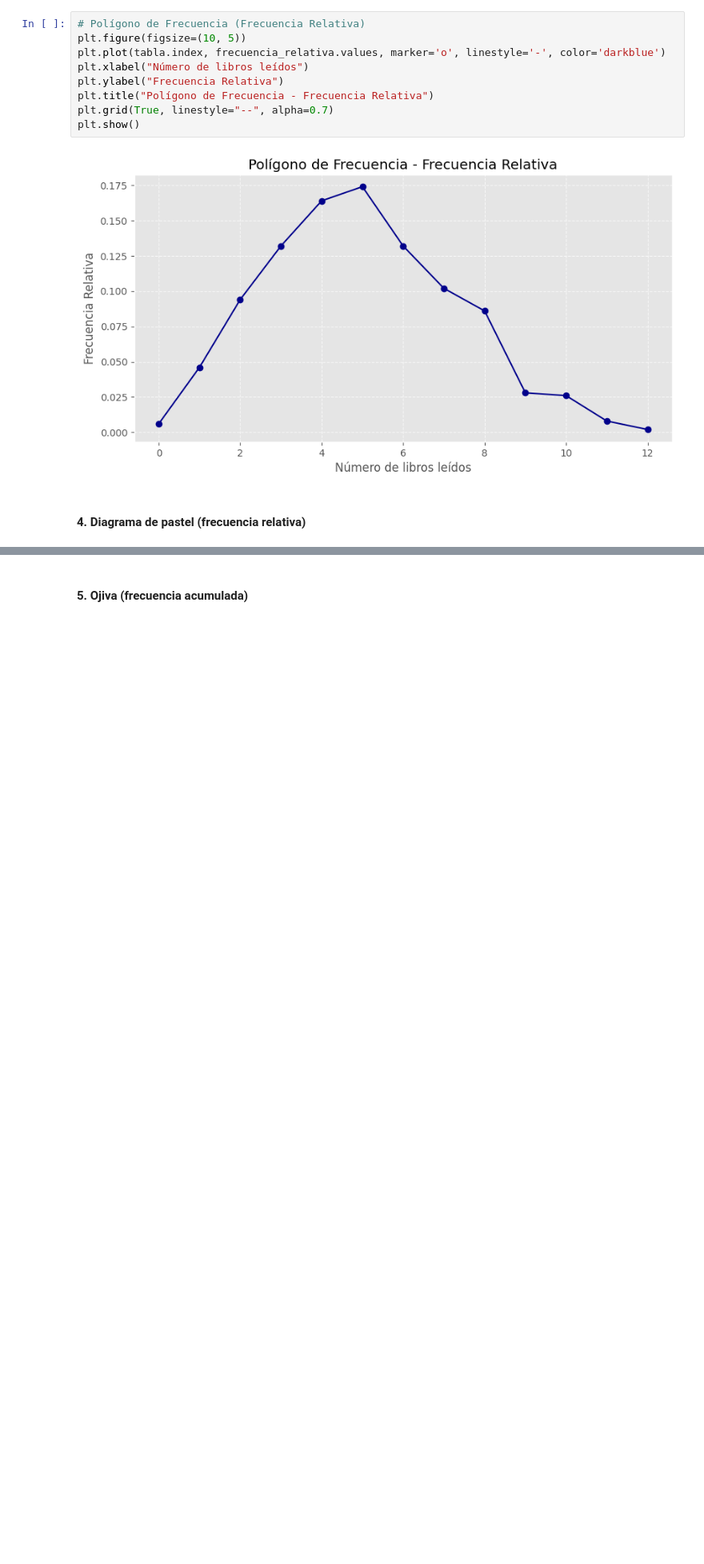
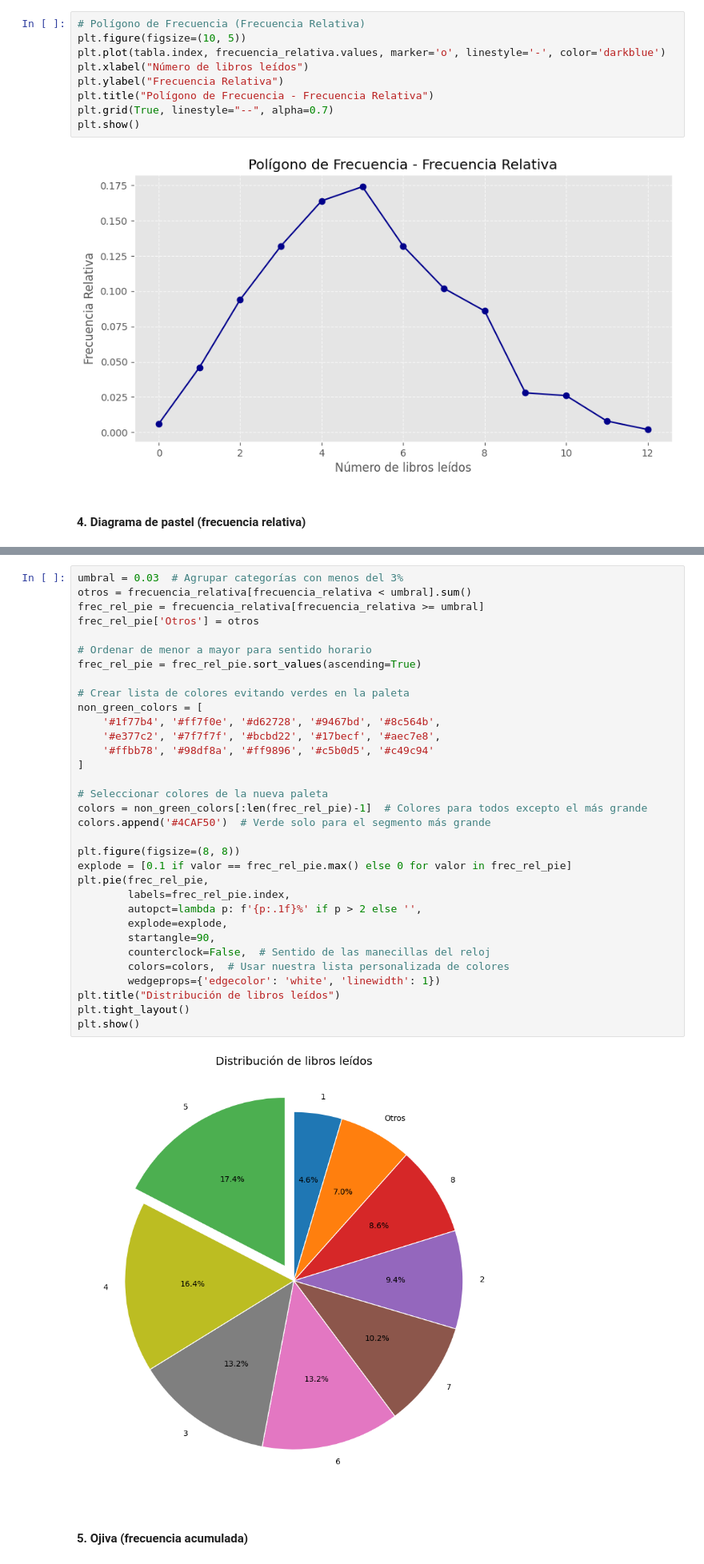
Before and after one commit to D1egoXD/Tablas_Frecuencias, a Jupyter notebook: cuantitativos_discretos.ipynb, the cells around one changed output, grey strips where cells are left out. Shown at 80% size. Drawn from its saved outputs; the diff is of its cells as text; blank space fills up the shorter version.

```diff
--- a/cuantitativos_discretos.ipynb
+++ b/cuantitativos_discretos.ipynb
@@ -138,3 +100,38 @@ plt.show()
+# %%
+umbral = 0.03  # Agrupar categorías con menos del 3%
+otros = frecuencia_relativa[frecuencia_relativa < umbral].sum()
+frec_rel_pie = frecuencia_relativa[frecuencia_relativa >= umbral]
+frec_rel_pie['Otros'] = otros
+
+# Ordenar de menor a mayor para sentido horario
+frec_rel_pie = frec_rel_pie.sort_values(ascending=True)
+
+# Crear lista de colores evitando verdes en la paleta
+non_green_colors = [
+    '#1f77b4', '#ff7f0e', '#d62728', '#9467bd', '#8c564b',
+    '#e377c2', '#7f7f7f', '#bcbd22', '#17becf', '#aec7e8',
+    '#ffbb78', '#98df8a', '#ff9896', '#c5b0d5', '#c49c94'
+]
+
+# Seleccionar colores de la nueva paleta
+colors = non_green_colors[:len(frec_rel_pie)-1]  # Colores para todos excepto el más grande
+colors.append('#4CAF50')  # Verde solo para el segmento más grande
+
+plt.figure(figsize=(8, 8))
+explode = [0.1 if valor == frec_rel_pie.max() else 0 for valor in frec_rel_pie]
+plt.pie(frec_rel_pie,
+        labels=frec_rel_pie.index,
+        autopct=lambda p: f'{p:.1f}%' if p > 2 else '',
+        explode=explode,
+        startangle=90,
+        counterclock=False,  # Sentido de las manecillas del reloj
+        colors=colors,  # Usar nuestra lista personalizada de colores
+        wedgeprops={'edgecolor': 'white', 'linewidth': 1})
+plt.title("Distribución de libros leídos")
+plt.tight_layout()
+plt.show()
+# %% [output]
+[figure, added]
 # %% [markdown]
 #### 5. Ojiva (frecuencia acumulada)
 # %%
```
Also changed, not shown: parts of 3 cells of this notebook.
